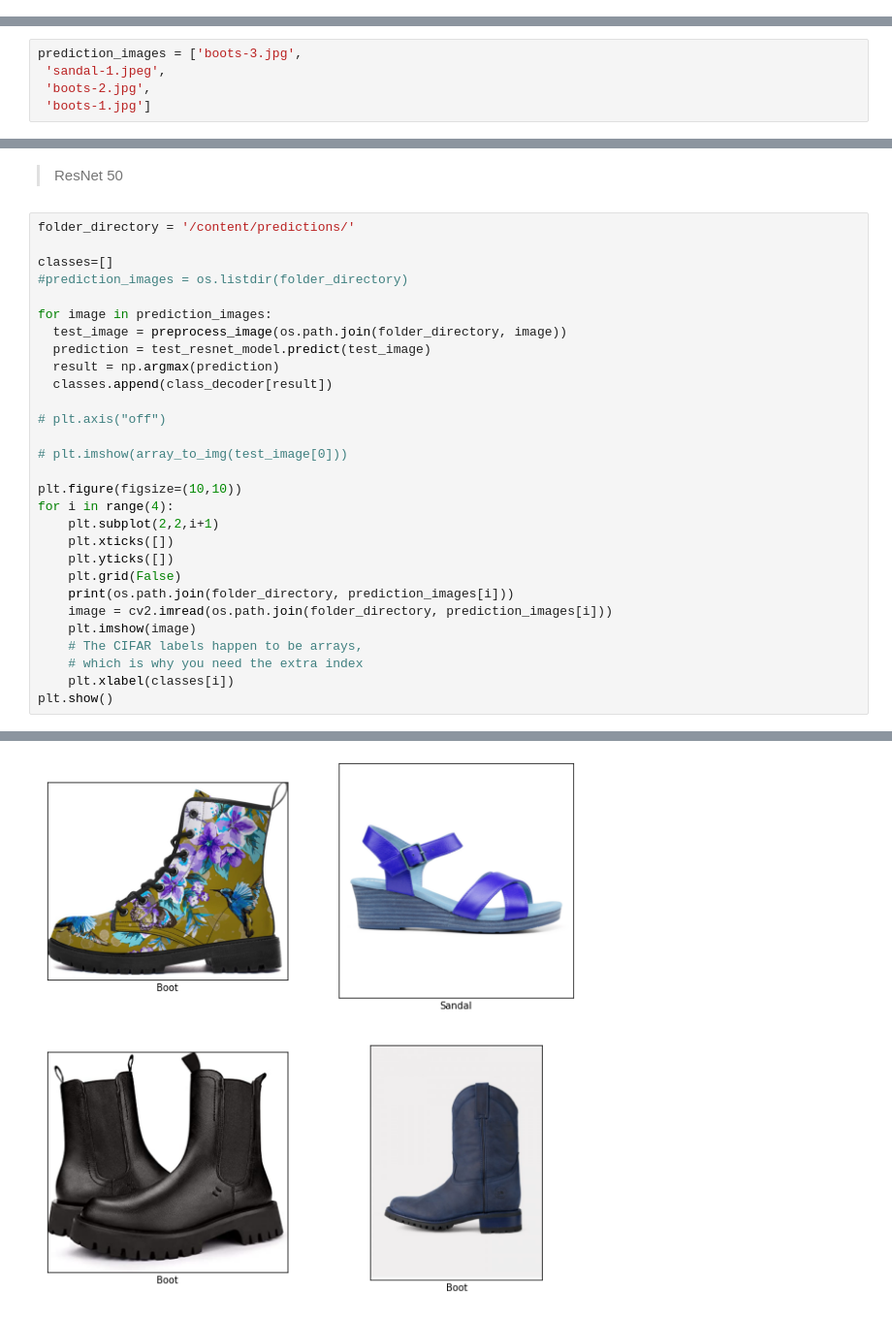
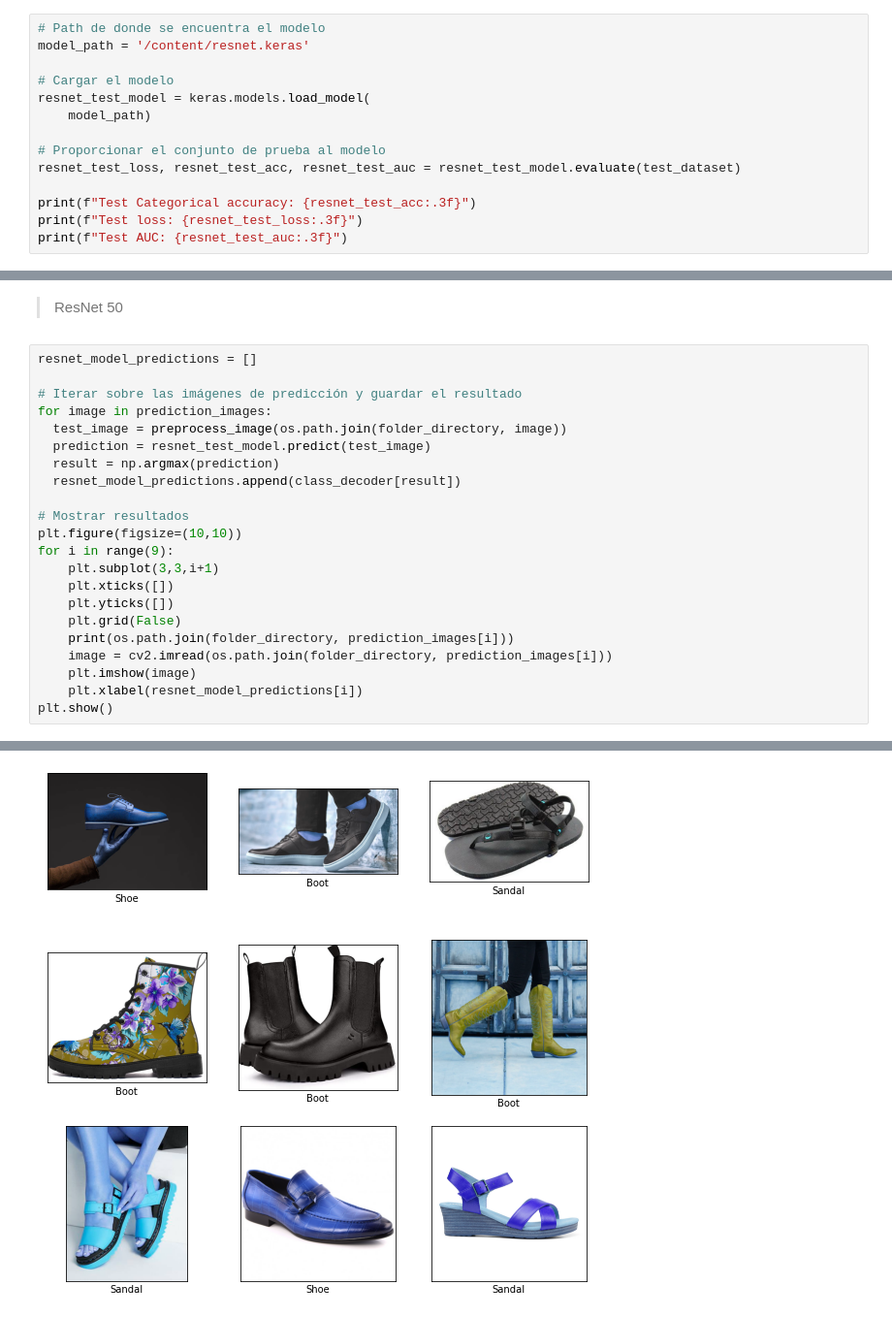
Before and after one commit to edna-jacqueline-zavala/TC3007C-Modulo2-ModeloDeepLearning, a Jupyter notebook: Implementación_de_un_modelo_de_deep_learning.ipynb, the cells around one changed output, grey strips where cells are left out. Shown at 97% size. Cells and saved outputs as stored; diff of their text form.

```diff
--- a/Implementación_de_un_modelo_de_deep_learning.ipynb
+++ b/Implementación_de_un_modelo_de_deep_learning.ipynb
@@ -678,0 +795,14 @@ plt.savefig("resnet_auc.png")
+# %%
+# Path de donde se encuentra el modelo
+model_path = '/content/resnet.keras'
+
+# Cargar el modelo
+resnet_test_model = keras.models.load_model(
+    model_path)
+
+# Proporcionar el conjunto de prueba al modelo
+resnet_test_loss, resnet_test_acc, resnet_test_auc = resnet_test_model.evaluate(test_dataset)
+
+print(f"Test Categorical accuracy: {resnet_test_acc:.3f}")
+print(f"Test loss: {resnet_test_loss:.3f}")
+print(f"Test AUC: {resnet_test_auc:.3f}")
@@ -738,6 +866 @@ prediction_images = os.listdir(folder_directory)
-# %%
-prediction_images = ['boots-3.jpg',
- 'sandal-1.jpeg',
- 'boots-2.jpg',
- 'boots-1.jpg']
 # %%
@@ -782,32 +914,25 @@ plt.show()
 # %% [markdown]
 > ResNet 50
 # %%
-folder_directory = '/content/predictions/'
+resnet_model_predictions = []
 
-classes=[]
-#prediction_images = os.listdir(folder_directory)
-
+# Iterar sobre las imágenes de predicción y guardar el resultado
 for image in prediction_images:
   test_image = preprocess_image(os.path.join(folder_directory, image))
-  prediction = test_resnet_model.predict(test_image)
+  prediction = resnet_test_model.predict(test_image)
   result = np.argmax(prediction)
-  classes.append(class_decoder[result])
+  resnet_model_predictions.append(class_decoder[result])
 
-# plt.axis("off")
-
-# plt.imshow(array_to_img(test_image[0]))
-
+# Mostrar resultados
 plt.figure(figsize=(10,10))
-for i in range(4):
-    plt.subplot(2,2,i+1)
+for i in range(9):
+    plt.subplot(3,3,i+1)
     plt.xticks([])
     plt.yticks([])
     plt.grid(False)
     print(os.path.join(folder_directory, prediction_images[i]))
     image = cv2.imread(os.path.join(folder_directory, prediction_images[i]))
     plt.imshow(image)
-    # The CIFAR labels happen to be arrays,
-    # which is why you need the extra index
-    plt.xlabel(classes[i])
+    plt.xlabel(resnet_model_predictions[i])
 plt.show()
 # %% [output]
@@ -822 +957 @@ plt.show()
-[figure, old version]
+[figure, new version]
```
Also changed, not shown: parts of 60 cells of this notebook, 13 other files.
